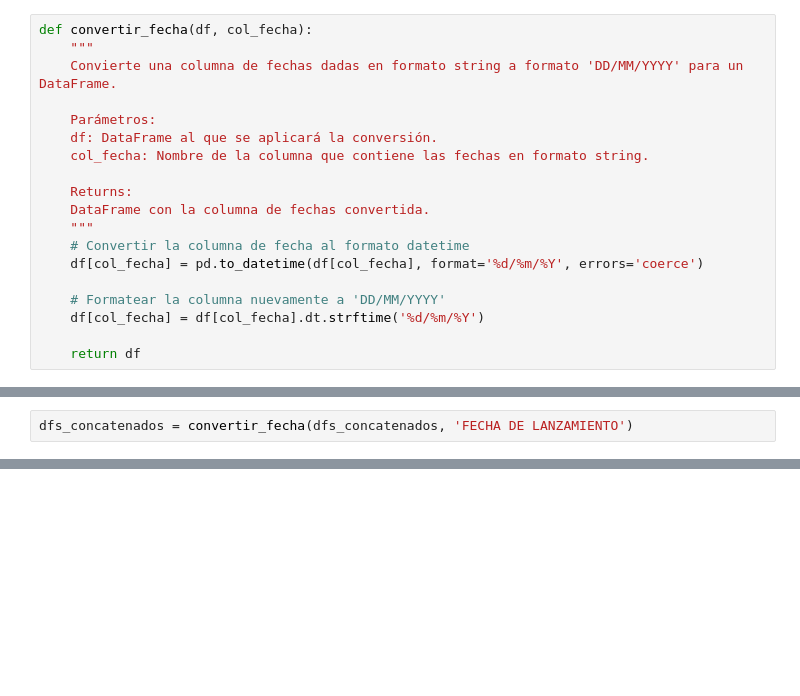
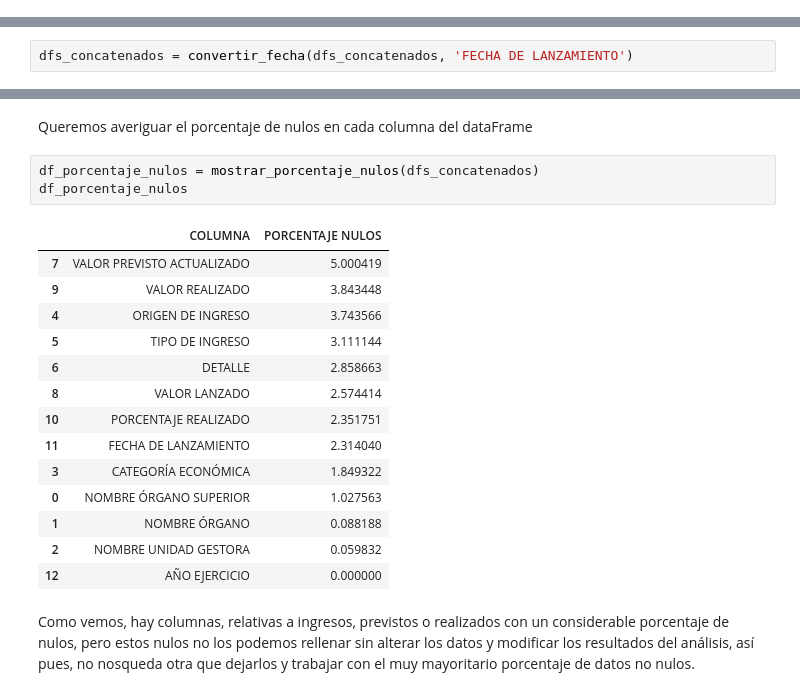
Before and after one commit to Rcm89/Proyecto2-EDA-Ingresos-Publicos-Brasil, a Jupyter notebook: notebooks/notebook_archivos.ipynb, the cells around one changed output, grey strips where cells are left out. Cells and saved outputs as stored; diff of their text form; blank space fills up the shorter version.

```diff
--- a/notebooks/notebook_archivos.ipynb
+++ b/notebooks/notebook_archivos.ipynb
@@ -710,22 +213,3 @@ dtypes: float64(7), int64(1), object(8)
 memory usage: 133.1+ MB
 # %% [markdown]
 Los nulos en esas 6 columnas manipuladas se han reducido drasticamente
-# %%
-def convertir_fecha(df, col_fecha):
-    """
-    Convierte una columna de fechas dadas en formato string a formato 'DD/MM/YYYY' para un DataFrame.
-
-    Parámetros:
-    df: DataFrame al que se aplicará la conversión.
-    col_fecha: Nombre de la columna que contiene las fechas en formato string.
-
-    Returns:
-    DataFrame con la columna de fechas convertida.
-    """
-    # Convertir la columna de fecha al formato datetime
-    df[col_fecha] = pd.to_datetime(df[col_fecha], format='%d/%m/%Y', errors='coerce')
-
-    # Formatear la columna nuevamente a 'DD/MM/YYYY'
-    df[col_fecha] = df[col_fecha].dt.strftime('%d/%m/%Y')
-
-    return df
@@ -749,0 +232,22 @@ dfs_concatenados
+# %% [markdown]
+Queremos averiguar el porcentaje de nulos en cada columna del dataFrame
+# %%
+df_porcentaje_nulos = mostrar_porcentaje_nulos(dfs_concatenados)
+df_porcentaje_nulos
+# %% [output]
+|  | COLUMNA | PORCENTAJE NULOS |
+| 7 | VALOR PREVISTO ACTUALIZADO | 5.000419 |
+| 9 | VALOR REALIZADO | 3.843448 |
+| 4 | ORIGEN DE INGRESO | 3.743566 |
+| 5 | TIPO DE INGRESO | 3.111144 |
+| 6 | DETALLE | 2.858663 |
+| 8 | VALOR LANZADO | 2.574414 |
+| 10 | PORCENTAJE REALIZADO | 2.351751 |
+| 11 | FECHA DE LANZAMIENTO | 2.314040 |
+| 3 | CATEGORÍA ECONÓMICA | 1.849322 |
+| 0 | NOMBRE ÓRGANO SUPERIOR | 1.027563 |
+| 1 | NOMBRE ÓRGANO | 0.088188 |
+| 2 | NOMBRE UNIDAD GESTORA | 0.059832 |
+| 12 | AÑO EJERCICIO | 0.000000 |
+# %% [markdown]
+Como vemos, hay columnas, relativas a ingresos, previstos o realizados con un considerable porcentaje de nulos, pero estos nulos no los podemos rellenar sin alterar los datos y modificar los resultados del análisis, así pues, no nosqueda otra que dejarlos y trabajar con el muy mayoritario porcentaje de datos no nulos.
```
Also changed, not shown: parts of 58 cells of this notebook, 2 other files.
